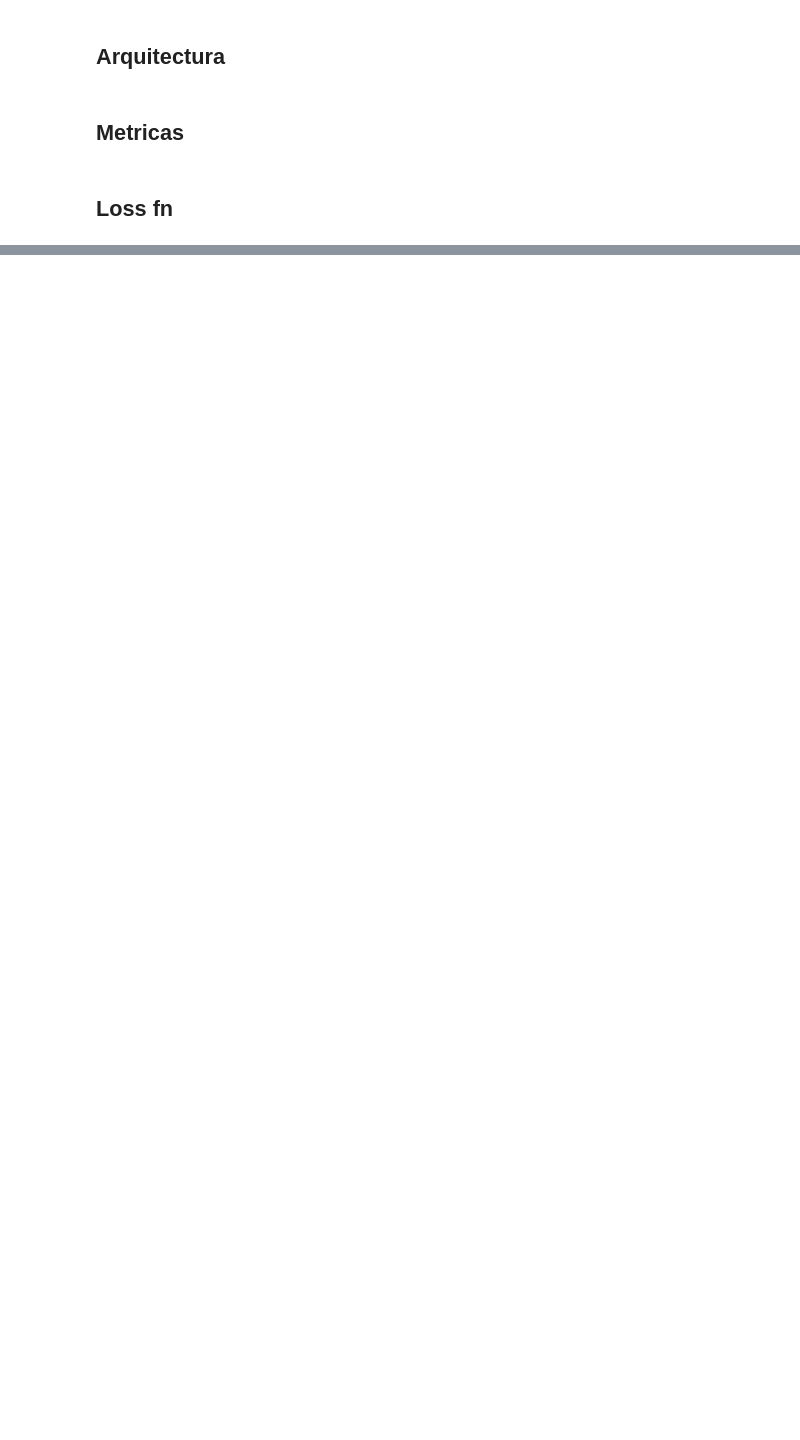
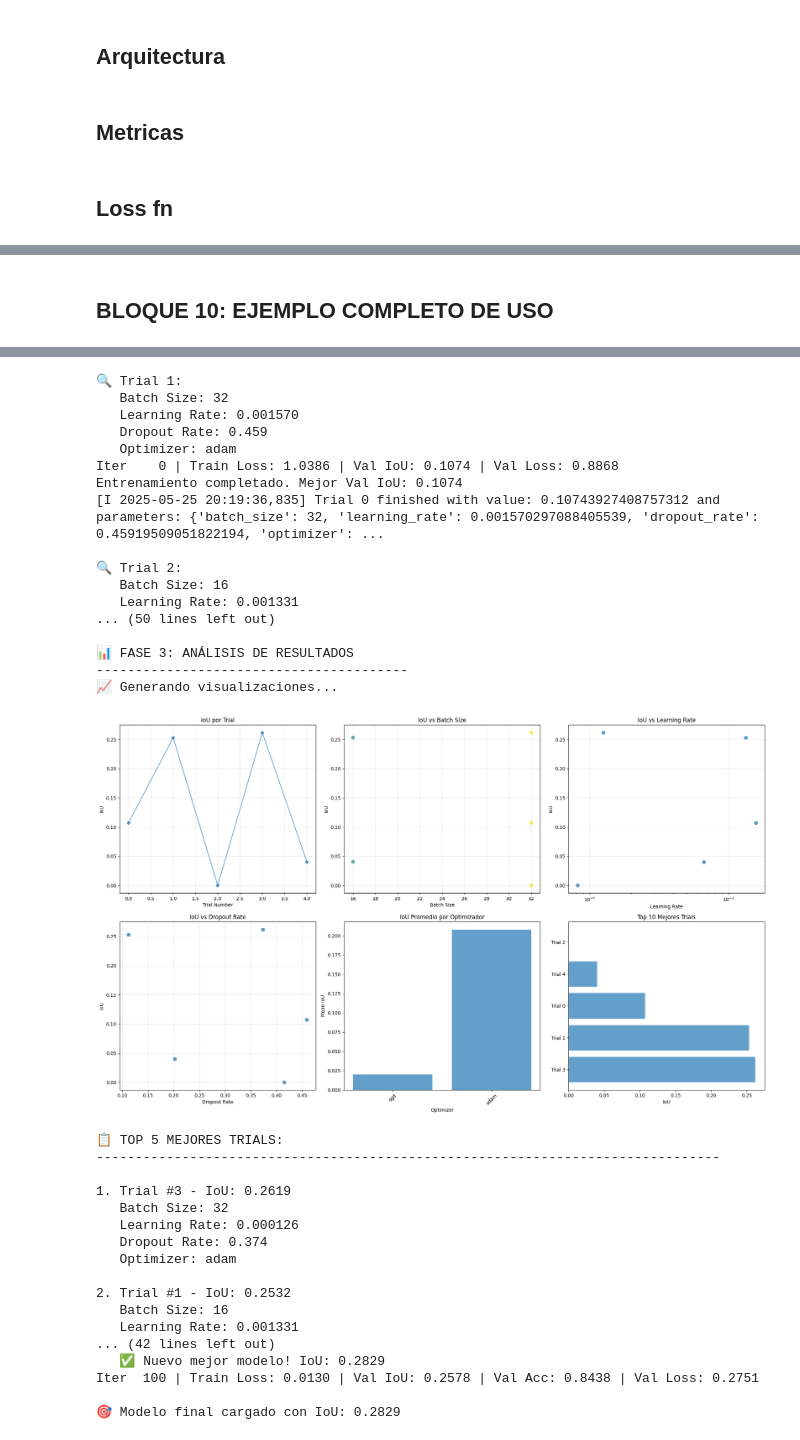
Before and after one commit to comodoro180/FAII_TALLER1_FINAL, a Jupyter notebook: NoteBooks/3.Transfer_DesNet201/Transfer_densenet201.ipynb, the cells around one changed output, grey strips where cells are left out. Saved outputs shown, nothing was run; the diff lists cells and outputs as text; code cells hidden in the pictures; blank space fills up the shorter version.

Commit message:
Modelos adicionales

```diff
--- a/NoteBooks/3.Transfer_DesNet201/Transfer_densenet201.ipynb
+++ b/NoteBooks/3.Transfer_DesNet201/Transfer_densenet201.ipynb
@@ -877,8 +624,0 @@ bbox_preds = np.array(bbox_preds)
-# %%
-submission = pd.DataFrame(
-    index=test_df.filename,
-    data={
-        'class': class_preds,
-        }
-)
-submission
@@ -907,0 +627,23 @@ submission.to_csv(nom_submision)
+# %%
+# ==========================================
+# BLOQUE 1: CONFIGURACIÓN INICIAL Y IMPORTS ADICIONALES
+# ==========================================
+
+import optuna
+from optuna.visualization import plot_optimization_history, plot_param_importances
+import warnings
+warnings.filterwarnings('ignore')
+
+# Configuración global para Optuna
+N_TRIALS = 50  # Número de pruebas a realizar
+TIMEOUT = 7200  # Tiempo límite en segundos (2 horas)
+STUDY_NAME = "military_detection_optimization"
+
+# Configuración de entrenamiento para Optuna
+TRAIN_STEPS_OPTUNA = 100  # Menos steps para optimización rápida
+EVAL_STEPS_OPTUNA = 20
+PATIENCE = 5  # Para early stopping
+
+print("✅ Configuración de Optuna cargada")
+print(f"Número de trials: {N_TRIALS}")
+print(f"Timeout: {TIMEOUT/3600:.1f} horas")
@@ -907,0 +2002,2 @@ submission.to_csv(nom_submision)
+# %% [markdown]
+## BLOQUE 10: EJEMPLO COMPLETO DE USO
@@ -907,0 +2250,3 @@ submission.to_csv(nom_submision)
+# %%
+quick_optimization_example()
+# %% [output]
@@ -907,0 +2271,35 @@ submission.to_csv(nom_submision)
+🔍 Trial 1:
+   Batch Size: 32
+   Learning Rate: 0.001570
+   Dropout Rate: 0.459
+   Optimizer: adam
+Iter    0 | Train Loss: 1.0386 | Val IoU: 0.1074 | Val Loss: 0.8868
+Entrenamiento completado. Mejor Val IoU: 0.1074
+[I 2025-05-25 20:19:36,835] Trial 0 finished with value: 0.10743927408757312 and parameters: {'batch_size': 32, 'learning_rate': 0.001570297088405539, 'dropout_rate': 0.45919509051822194, 'optimizer': ...
+
+🔍 Trial 2:
+   Batch Size: 16
+   Learning Rate: 0.001331
+... (50 lines left out)
+
+📊 FASE 3: ANÁLISIS DE RESULTADOS
+----------------------------------------
+📈 Generando visualizaciones...
+[figure, added]
+📋 TOP 5 MEJORES TRIALS:
+--------------------------------------------------------------------------------
+
+1. Trial #3 - IoU: 0.2619
+   Batch Size: 32
+   Learning Rate: 0.000126
+   Dropout Rate: 0.374
+   Optimizer: adam
+
+2. Trial #1 - IoU: 0.2532
+   Batch Size: 16
+   Learning Rate: 0.001331
+... (42 lines left out)
+   ✅ Nuevo mejor modelo! IoU: 0.2829
+Iter  100 | Train Loss: 0.0130 | Val IoU: 0.2578 | Val Acc: 0.8438 | Val Loss: 0.2751
+
+🎯 Modelo final cargado con IoU: 0.2829
```
Also changed, not shown: parts of 38 cells of this notebook, 3 other files.
